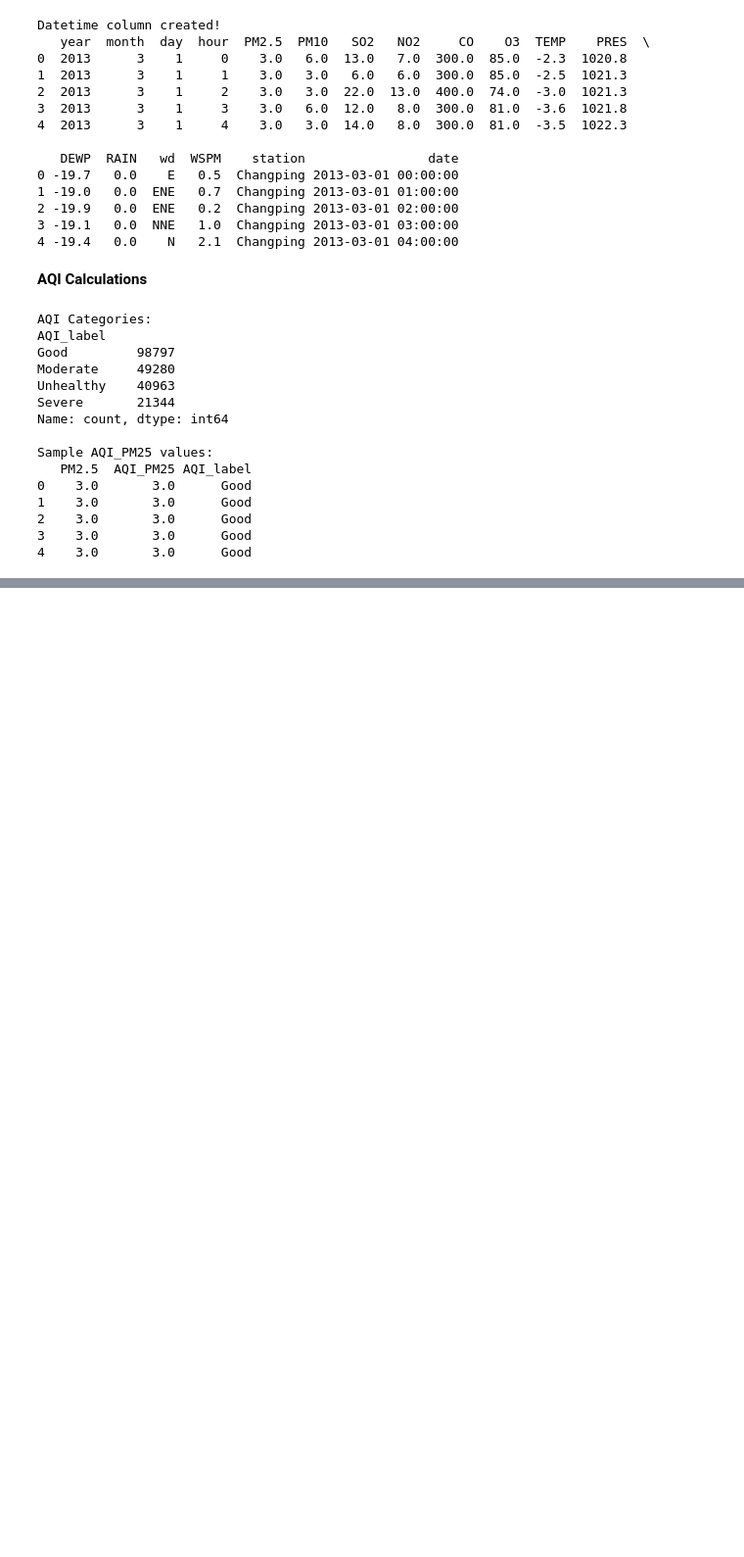
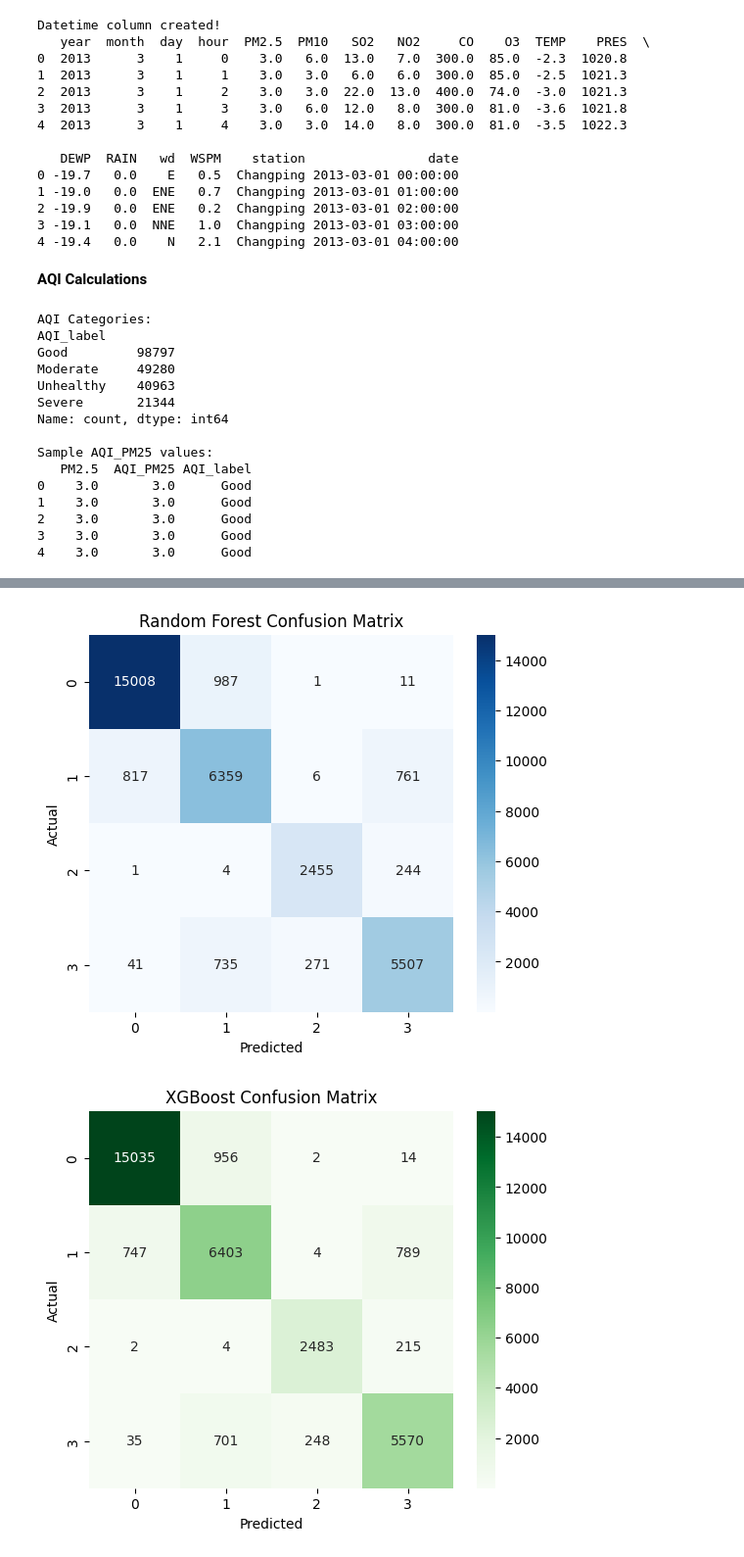
Before and after one commit to SmaranikaSethy/Air_Quality_Index_Project, a Jupyter notebook: AQI_MODIFIED.ipynb, the cells around one changed output, grey strips where cells are left out. Shown at 98% size. Drawn from its saved outputs; the diff is of its cells as text; code cells hidden in the pictures; blank space fills up the shorter version.

```diff
--- a/AQI_MODIFIED.ipynb
+++ b/AQI_MODIFIED.ipynb
@@ -340,0 +311,2 @@ xgb_pred = xgb.predict(X_test_scaled)
+# %%
+cv = KFold(n_splits=2, shuffle=True, random_state=42)
@@ -341,10 +371,23 @@ xgb_pred = xgb.predict(X_test_scaled)
 # %%
-print("Random Forest Accuracy:", accuracy_score(y_test, rf_pred))
-print("Random Forest F1:", f1_score(y_test, rf_pred, average='macro'))
+#Random Forest Evaluation
+rf_pred = rf_best.predict(X_test_scaled)
+rf_proba = rf_best.predict_proba(X_test_scaled)
 
-print("\nXGBoost Accuracy:", accuracy_score(y_test, xgb_pred))
-print("XGBoost F1:", f1_score(y_test, xgb_pred, average='macro'))
+print("🔹 Random Forest Evaluation")
+print("Accuracy:", accuracy_score(y_test, rf_pred))
+print("F1 Score:", f1_score(y_test, rf_pred, average='macro'))
+print("ROC-AUC:", roc_auc_score(y_test, rf_proba, multi_class='ovr'))
 
-print("\nRF Report:\n", classification_report(y_test, rf_pred))
-print("\nXGB Report:\n", classification_report(y_test, xgb_pred))
+print("\nClassification Report:\n", classification_report(y_test, rf_pred))
+
+#XGBoost Evaluation
+xgb_pred = xgb_best.predict(X_test_scaled)
+xgb_proba = xgb_best.predict_proba(X_test_scaled)
+
+print("🔹 XGBoost Evaluation")
+print("Accuracy:", accuracy_score(y_test, xgb_pred))
+print("F1 Score:", f1_score(y_test, xgb_pred, average='macro'))
+print("ROC-AUC:", roc_auc_score(y_test, xgb_proba, multi_class='ovr'))
+
+print("\nClassification Report:\n", classification_report(y_test, xgb_pred))
 # %% [output]
@@ -367,0 +411,19 @@ weighted avg       0.84      0.84      0.84     33299
+# %%
+# Confusion Matrix for Random Forest
+plt.figure(figsize=(6,5))
+sns.heatmap(confusion_matrix(y_test, rf_pred), annot=True, cmap="Blues", fmt="d")
+plt.title("Random Forest Confusion Matrix")
+plt.xlabel("Predicted")
+plt.ylabel("Actual")
+plt.show()
+
+# Confusion Matrix for XGBoost
+plt.figure(figsize=(6,5))
+sns.heatmap(confusion_matrix(y_test, xgb_pred), annot=True, cmap="Greens", fmt="d")
+plt.title("XGBoost Confusion Matrix")
+plt.xlabel("Predicted")
+plt.ylabel("Actual")
+plt.show()
+# %% [output]
+[figure, added]
+[figure, added]
```
Also changed, not shown: parts of 7 cells of this notebook.
